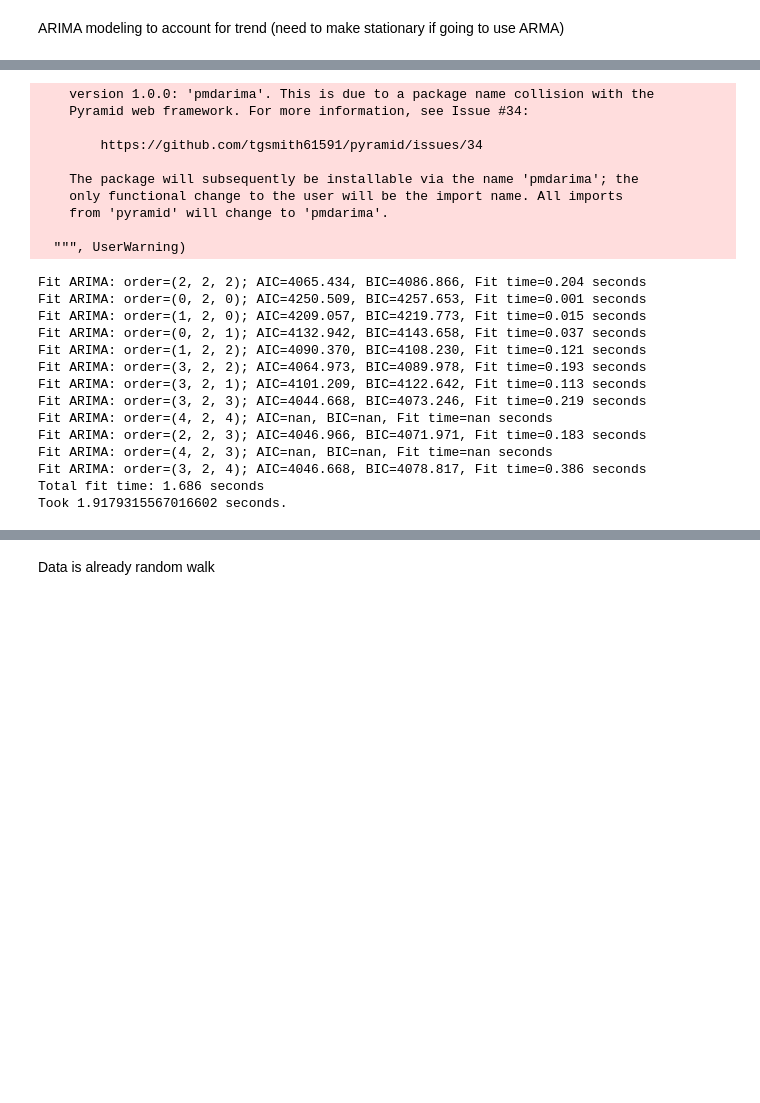
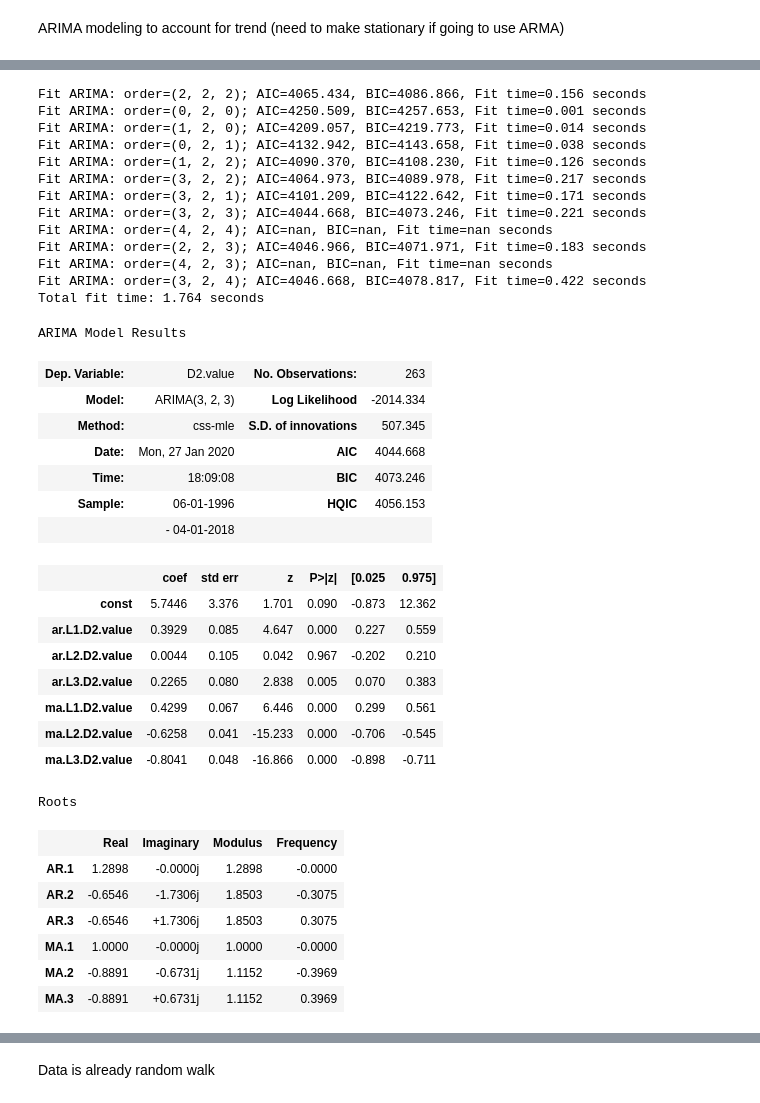
Before and after one commit to eannefawcett/ARIMA-modeling-with-housing-prices, a Jupyter notebook: mod_4_starter_notebook.ipynb, the cells around one changed output, grey strips where cells are left out. Saved outputs shown, nothing was run; the diff lists cells and outputs as text; code cells hidden in the pictures; blank space fills up the shorter version.

Commit message:
code for picking out best model information

```diff
--- a/mod_4_starter_notebook.ipynb
+++ b/mod_4_starter_notebook.ipynb
@@ -229,6 +201,8 @@ prep_data(df_texas[df_texas['CountyName']=='Harris'], to_drop)
 [figure]
 ... (111 outputs left out)
 # %%
+kendall_county_boerne = df_texas[df_texas['City']=='Boerne']
+kendall_county_comfort = df_texas[df_texas['City']=='Comfort']
 kendall_county_boerne = kendall_county_boerne.drop(['RegionID', 'City', 'State', 'RegionName', 'Metro', 'CountyName', 'SizeRank'],axis=1)
 kendall_county_comfort = kendall_county_comfort.drop(['RegionID', 'City', 'State', 'RegionName', 'Metro', 'CountyName', 'SizeRank'],axis=1)
 kendall_county_boerne = kendall_county_boerne.melt()
@@ -313,32 +456,57 @@ start = time.time()
 model = auto_arima(kendall_county_boerne, trace=True, error_action='ignore', suppress_warnings=True, seasonal=False, m=52)
 model.fit(kendall_county_boerne)
 forecast = model.predict(n_periods=52)
-print('Took', time.time()-start, 'seconds.')
+# print('Took', time.time()-start, 'seconds.')
 # %% [output]
-    version 1.0.0: 'pmdarima'. This is due to a package name collision with the
-    Pyramid web framework. For more information, see Issue #34:
-
-        https://github.com/tgsmith61591/pyramid/issues/34
-
-    The package will subsequently be installable via the name 'pmdarima'; the
-    only functional change to the user will be the import name. All imports
-    from 'pyramid' will change to 'pmdarima'.
-
-  """, UserWarning)
+Fit ARIMA: order=(2, 2, 2); AIC=4065.434, BIC=4086.866, Fit time=0.156 seconds
+Fit ARIMA: order=(0, 2, 0); AIC=4250.509, BIC=4257.653, Fit time=0.001 seconds
+Fit ARIMA: order=(1, 2, 0); AIC=4209.057, BIC=4219.773, Fit time=0.014 seconds
+Fit ARIMA: order=(0, 2, 1); AIC=4132.942, BIC=4143.658, Fit time=0.038 seconds
+Fit ARIMA: order=(1, 2, 2); AIC=4090.370, BIC=4108.230, Fit time=0.126 seconds
+Fit ARIMA: order=(3, 2, 2); AIC=4064.973, BIC=4089.978, Fit time=0.217 seconds
+Fit ARIMA: order=(3, 2, 1); AIC=4101.209, BIC=4122.642, Fit time=0.171 seconds
+Fit ARIMA: order=(3, 2, 3); AIC=4044.668, BIC=4073.246, Fit time=0.221 seconds
+Fit ARIMA: order=(4, 2, 4); AIC=nan, BIC=nan, Fit time=nan seconds
+Fit ARIMA: order=(2, 2, 3); AIC=4046.966, BIC=4071.971, Fit time=0.183 seconds
+Fit ARIMA: order=(4, 2, 3); AIC=nan, BIC=nan, Fit time=nan seconds
+Fit ARIMA: order=(3, 2, 4); AIC=4046.668, BIC=4078.817, Fit time=0.422 seconds
+Total fit time: 1.764 seconds
-Fit ARIMA: order=(2, 2, 2); AIC=4065.434, BIC=4086.866, Fit time=0.204 seconds
-Fit ARIMA: order=(0, 2, 0); AIC=4250.509, BIC=4257.653, Fit time=0.001 seconds
-Fit ARIMA: order=(1, 2, 0); AIC=4209.057, BIC=4219.773, Fit time=0.015 seconds
-Fit ARIMA: order=(0, 2, 1); AIC=4132.942, BIC=4143.658, Fit time=0.037 seconds
-Fit ARIMA: order=(1, 2, 2); AIC=4090.370, BIC=4108.230, Fit time=0.121 seconds
-Fit ARIMA: order=(3, 2, 2); AIC=4064.973, BIC=4089.978, Fit time=0.193 seconds
-Fit ARIMA: order=(3, 2, 1); AIC=4101.209, BIC=4122.642, Fit time=0.113 seconds
-Fit ARIMA: order=(3, 2, 3); AIC=4044.668, BIC=4073.246, Fit time=0.219 seconds
-Fit ARIMA: order=(4, 2, 4); AIC=nan, BIC=nan, Fit time=nan seconds
-Fit ARIMA: order=(2, 2, 3); AIC=4046.966, BIC=4071.971, Fit time=0.183 seconds
-Fit ARIMA: order=(4, 2, 3); AIC=nan, BIC=nan, Fit time=nan seconds
-Fit ARIMA: order=(3, 2, 4); AIC=4046.668, BIC=4078.817, Fit time=0.386 seconds
-Total fit time: 1.686 seconds
-Took 1.9179315567016602 seconds.
+# %%
+frequencies = []
+results_html = model.summary().tables[0].as_html()
+results_df = pd.read_html(results_html, header=0, index_col=0)[0]
+orders = results_df.loc['Model:','D2.y']
+ar = int(orders.split('(')[1].split(')')[0].split(' ')[0].split(',')[0])
+difference = int(orders.split('(')[1].split(')')[0].split(' ')[1].split(',')[0])
+ma = int(orders.split('(')[1].split(')')[0].split(' ')[2])
+arima_model = ARIMA(kendall_county_boerne, order=(ar,difference,ma)).fit()
+forecast = arima_model.forecast()[0]
+arima_model.summary()
+# %% [output]
+ARIMA Model Results
+| Dep. Variable: | D2.value | No. Observations: | 263 |
+| Model: | ARIMA(3, 2, 3) | Log Likelihood | -2014.334 |
+| Method: | css-mle | S.D. of innovations | 507.345 |
+| Date: | Mon, 27 Jan 2020 | AIC | 4044.668 |
+| Time: | 18:09:08 | BIC | 4073.246 |
+| Sample: | 06-01-1996 | HQIC | 4056.153 |
+|  | - 04-01-2018 |  |  |
+|  | coef | std err | z | P>|z| | [0.025 | 0.975] |
+| const | 5.7446 | 3.376 | 1.701 | 0.090 | -0.873 | 12.362 |
+| ar.L1.D2.value | 0.3929 | 0.085 | 4.647 | 0.000 | 0.227 | 0.559 |
+| ar.L2.D2.value | 0.0044 | 0.105 | 0.042 | 0.967 | -0.202 | 0.210 |
+| ar.L3.D2.value | 0.2265 | 0.080 | 2.838 | 0.005 | 0.070 | 0.383 |
+| ma.L1.D2.value | 0.4299 | 0.067 | 6.446 | 0.000 | 0.299 | 0.561 |
+| ma.L2.D2.value | -0.6258 | 0.041 | -15.233 | 0.000 | -0.706 | -0.545 |
+| ma.L3.D2.value | -0.8041 | 0.048 | -16.866 | 0.000 | -0.898 | -0.711 |
+Roots
+|  | Real | Imaginary | Modulus | Frequency |
+| AR.1 | 1.2898 | -0.0000j | 1.2898 | -0.0000 |
+| AR.2 | -0.6546 | -1.7306j | 1.8503 | -0.3075 |
+| AR.3 | -0.6546 | +1.7306j | 1.8503 | 0.3075 |
+| MA.1 | 1.0000 | -0.0000j | 1.0000 | -0.0000 |
+| MA.2 | -0.8891 | -0.6731j | 1.1152 | -0.3969 |
+| MA.3 | -0.8891 | +0.6731j | 1.1152 | 0.3969 |
 # %%
 start = time.time()
 test_period = 2*12
```
Also changed, not shown: parts of 30 cells of this notebook.
